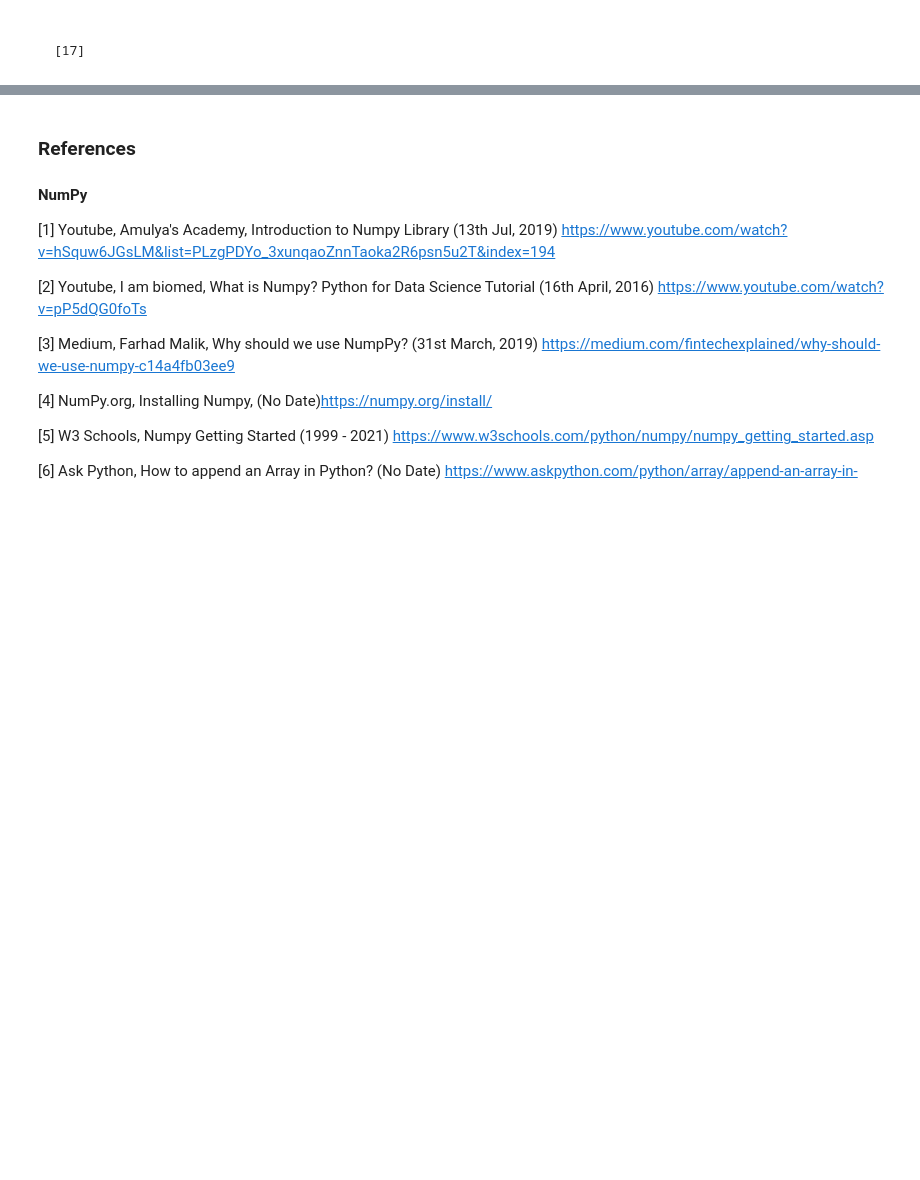
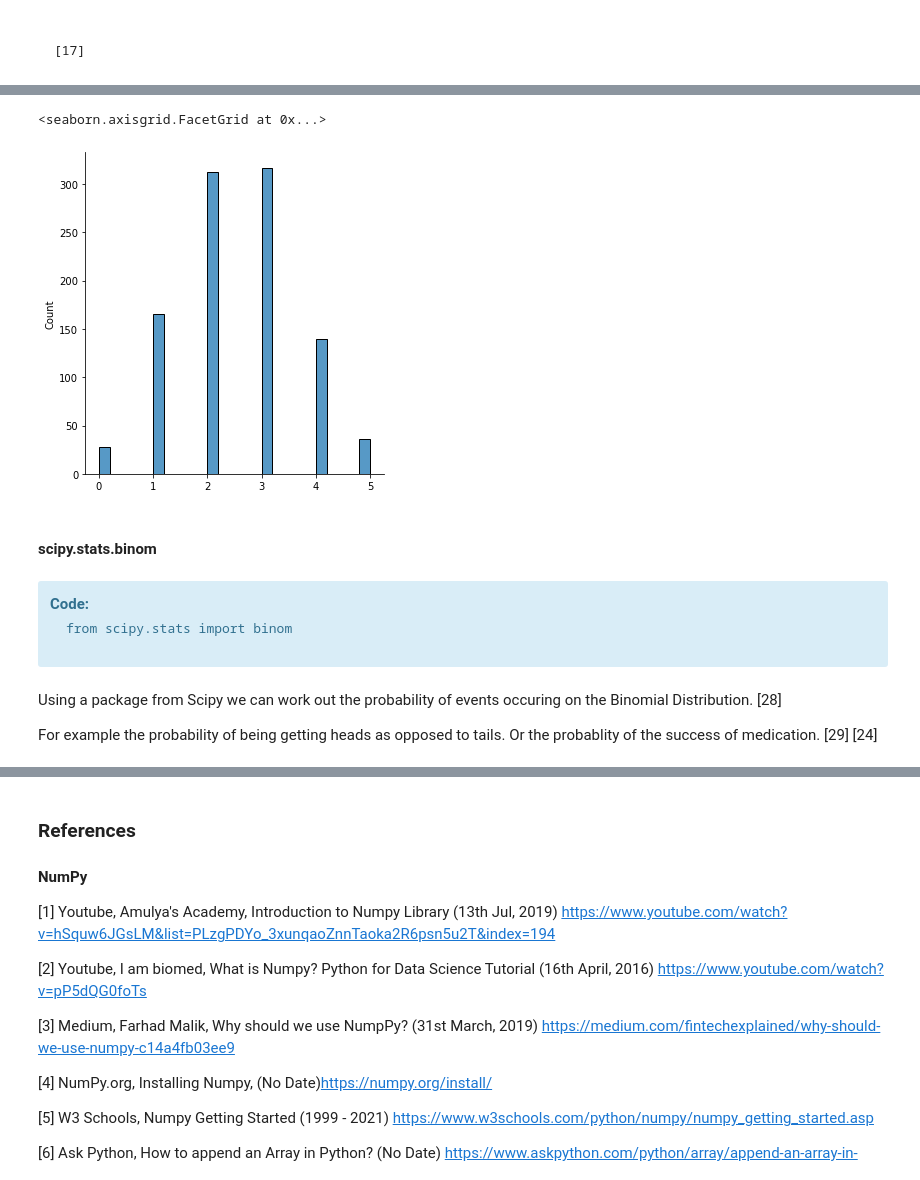
Before and after one commit to VCurry20/PDANumpy, a Jupyter notebook: Numpy.ipynb, the cells around one changed output, grey strips where cells are left out. Drawn from its saved outputs; the diff is of its cells as text; code cells hidden in the pictures; blank space fills up the shorter version.

```diff
--- a/Numpy.ipynb
+++ b/Numpy.ipynb
@@ -921,0 +971,23 @@ These distributions are used when there is a limited number of outcomes availabl
+# %%
+# if we change the probability to 50/50 - .5 - this will become a bell shaped graph
+
+sns.displot((rng.binomial(n=5, p=0.5, size=1000)), kde=False)  # seanorn - dis plot - data - only display graph
+
+# this graph will change each time the code is run  [24][25][26]
+# %% [output]
+<seaborn.axisgrid.FacetGrid at 0x...>
+[figure, added]
+# %% [markdown]
+#### scipy.stats.binom
+# %% [markdown]
+<div class="alert alert-block alert-info">
+<b>Code:</b>
+
+    from scipy.stats import binom
+
+
+</div>
+# %% [markdown]
+Using a package from Scipy we can work out the probability of events occuring on the Binomial Distribution. [28]
+
+For example the probability of being getting heads as opposed to tails. Or the probablity of the success of medication. [29] [24]
```
Also changed, not shown: parts of 54 cells of this notebook, 1 other file.
